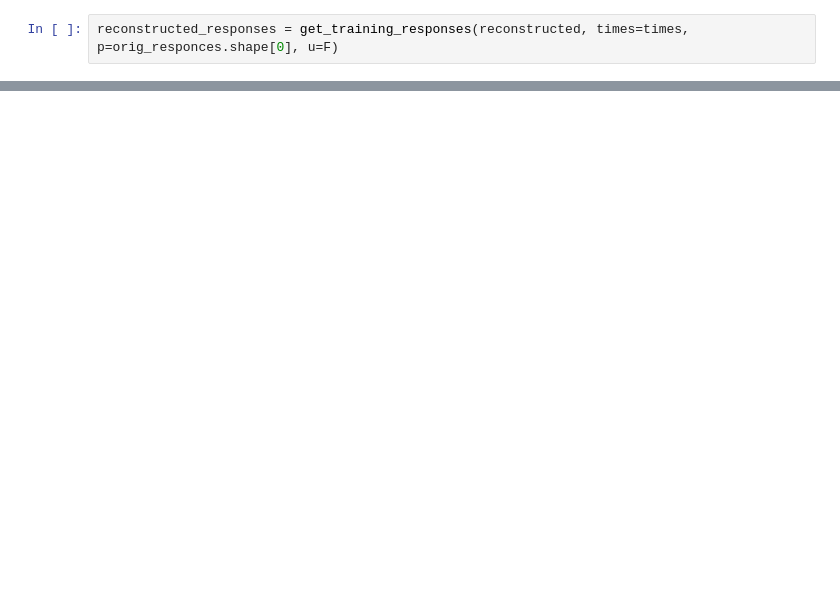
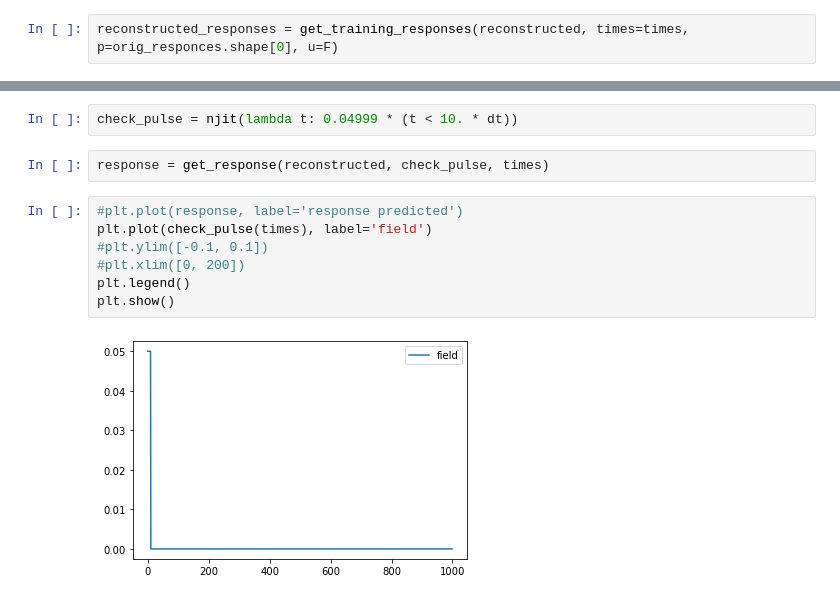
Before and after one commit to dibondar/QSystemIdentification, a Jupyter notebook: sys_id_single_electron_hhg.ipynb, the cells around one changed output, grey strips where cells are left out. Cells and saved outputs as stored; diff of their text form; blank space fills up the shorter version.

```diff
--- a/sys_id_single_electron_hhg.ipynb
+++ b/sys_id_single_electron_hhg.ipynb
@@ -434,0 +436,13 @@ eig(reconstructed.Ac)
+# %%
+check_pulse = njit(lambda t: 0.04999 * (t < 10. * dt))
+# %%
+response = get_response(reconstructed, check_pulse, times)
+# %%
+#plt.plot(response, label='response predicted')
+plt.plot(check_pulse(times), label='field')
+#plt.ylim([-0.1, 0.1])
+#plt.xlim([0, 200])
+plt.legend()
+plt.show()
+# %% [output]
+[figure, added]
```
Also changed, not shown: parts of 18 cells of this notebook, 2 other files.
